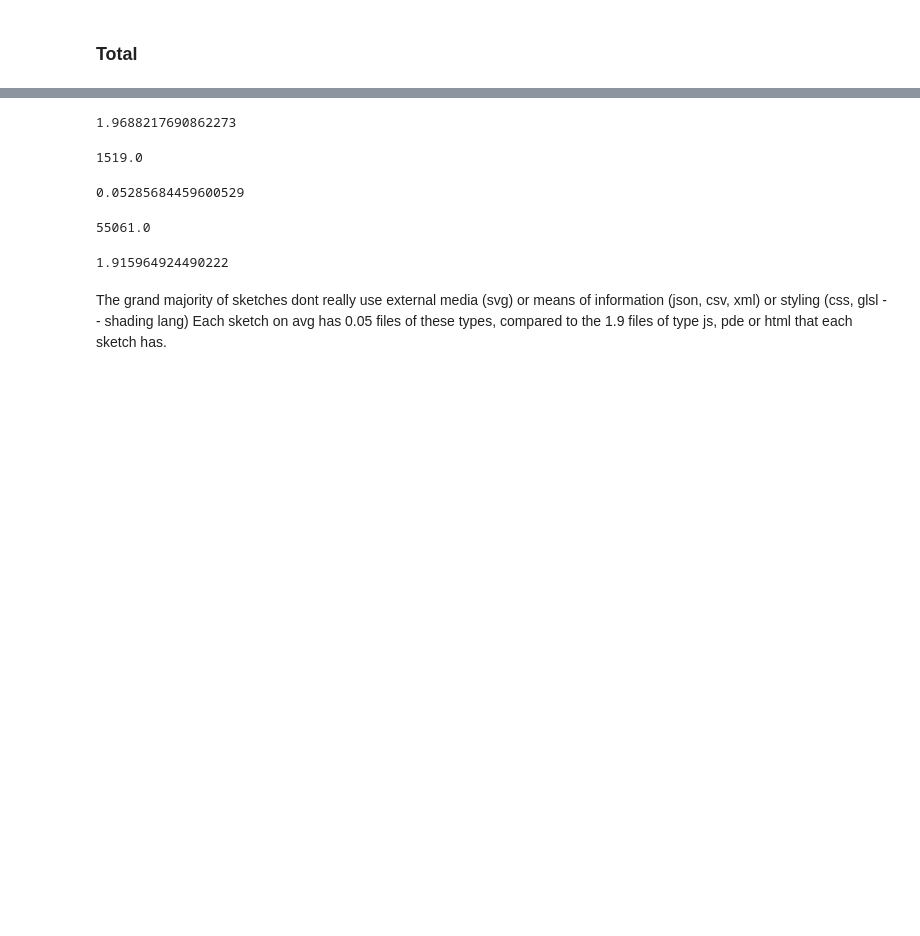
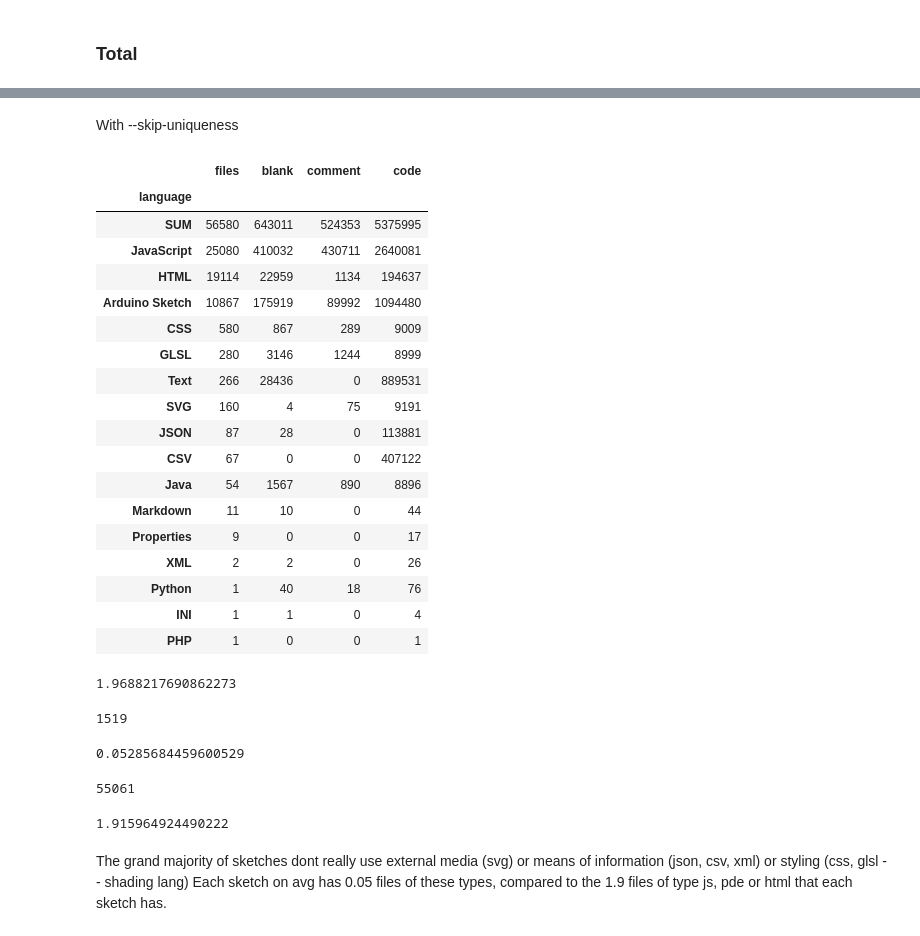
Before and after one commit to shantifabri/thesis-creative-coding, a Jupyter notebook: Jupyters/cloc_analysis.ipynb, the cells around one changed output, grey strips where cells are left out. Cells and saved outputs as stored; diff of their text form; code cells hidden in the pictures; blank space fills up the shorter version.

```diff
--- a/Jupyters/cloc_analysis.ipynb
+++ b/Jupyters/cloc_analysis.ipynb
@@ -142,3 +202,31 @@ df_total
+# %% [markdown]
+With --skip-uniqueness
+# %%
+# read the csv file
+df_total = pd.read_csv("../analysis/cloc/cloc_all_skip_unique.csv")
+df_total.set_index('language', inplace = True)
+df_total.sort_values(by=['files'], ascending=False, inplace=True)
+df_total
+# %% [output]
+|  | files | blank | comment | code |
+| language |  |  |  |  |
+| SUM | 56580 | 643011 | 524353 | 5375995 |
+| JavaScript | 25080 | 410032 | 430711 | 2640081 |
+| HTML | 19114 | 22959 | 1134 | 194637 |
+| Arduino Sketch | 10867 | 175919 | 89992 | 1094480 |
+| CSS | 580 | 867 | 289 | 9009 |
+| GLSL | 280 | 3146 | 1244 | 8999 |
+| Text | 266 | 28436 | 0 | 889531 |
+| SVG | 160 | 4 | 75 | 9191 |
+| JSON | 87 | 28 | 0 | 113881 |
+| CSV | 67 | 0 | 0 | 407122 |
+| Java | 54 | 1567 | 890 | 8896 |
+| Markdown | 11 | 10 | 0 | 44 |
+| Properties | 9 | 0 | 0 | 17 |
+| XML | 2 | 2 | 0 | 26 |
+| Python | 1 | 40 | 18 | 76 |
+| INI | 1 | 1 | 0 | 4 |
+| PHP | 1 | 0 | 0 | 1 |
 # %%
 # avg files per sketch
 df_total.at['SUM', 'files']/n_sketches_total
@@ -152,17 +240,17 @@ print(total)
 # avg other files per sketch
 total/n_sketches_total
 # %% [output]
-1519.0
+1519
 0.05285684459600529
 # %%
-# total files not js, html or pde
+# total files js, html or pde
 total = df_total['files'][1:4].sum()
 print(total)
 
-# avg other files per sketch
+# avg these files per sketch
 total/n_sketches_total
 # %% [output]
-55061.0
+55061
 1.915964924490222
 # %% [markdown]
 The grand majority of sketches dont really use external media (svg) or means of information (json, csv, xml) or styling (css, glsl -- shading lang)
```
Also changed, not shown: parts of 16 cells of this notebook.
